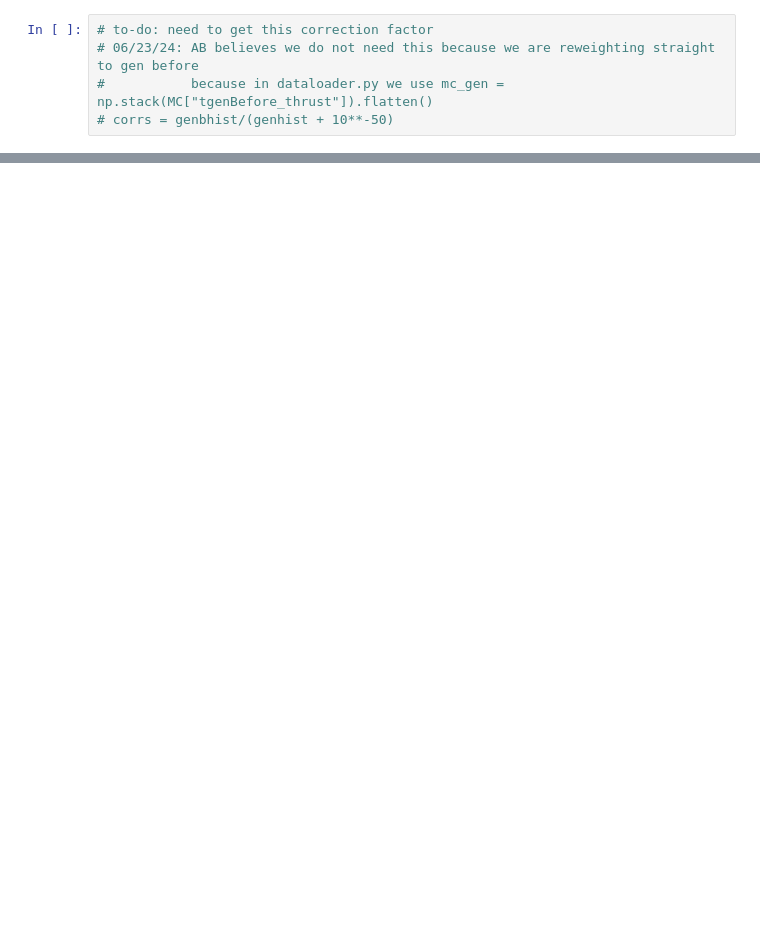
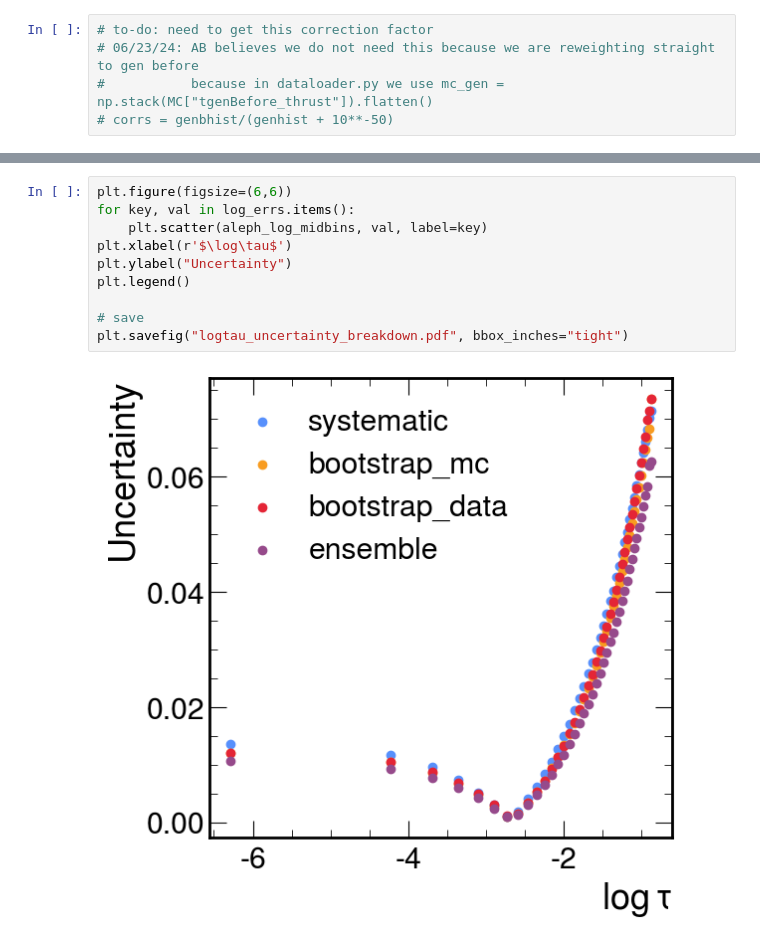
Before and after one commit to badeaa3/unfold-ee-logtau, a Jupyter notebook: Result.ipynb, the cells around one changed output, grey strips where cells are left out. Cells and saved outputs as stored; diff of their text form; blank space fills up the shorter version.

```diff
--- a/Result.ipynb
+++ b/Result.ipynb
@@ -350,0 +452,12 @@ plt.savefig("uncertainty_breakdown.pdf", bbox_inches="tight")
+# %%
+plt.figure(figsize=(6,6))
+for key, val in log_errs.items():
+    plt.scatter(aleph_log_midbins, val, label=key)
+plt.xlabel(r'$\log\tau$')
+plt.ylabel("Uncertainty")
+plt.legend()
+
+# save
+plt.savefig("logtau_uncertainty_breakdown.pdf", bbox_inches="tight")
+# %% [output]
+[figure, added]
```
Also changed, not shown: parts of 11 cells of this notebook, 1 other file.
